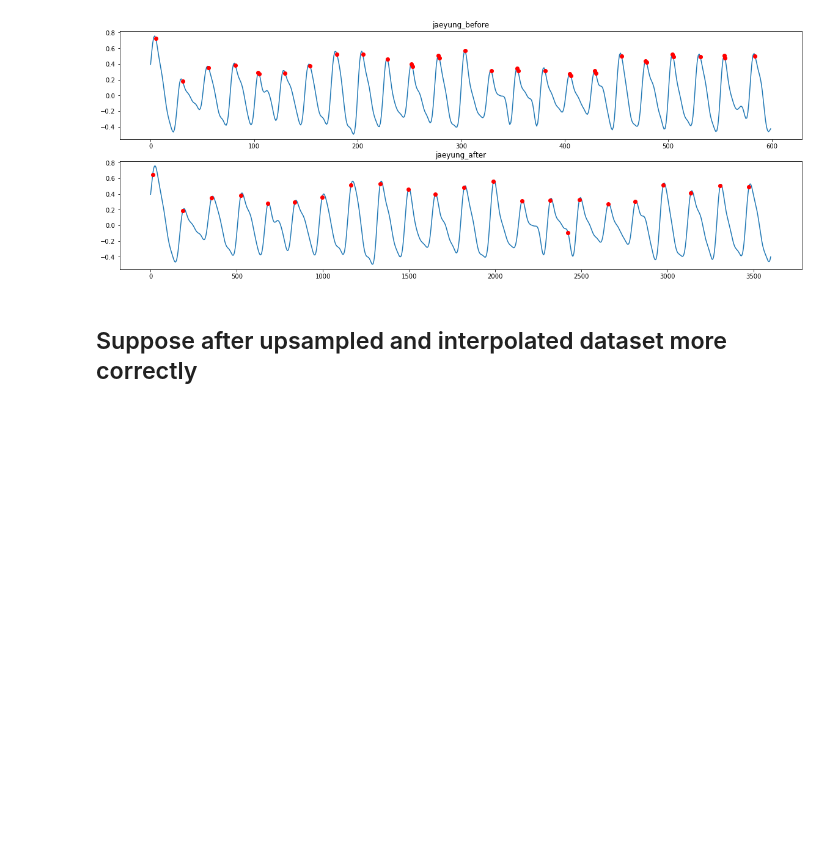
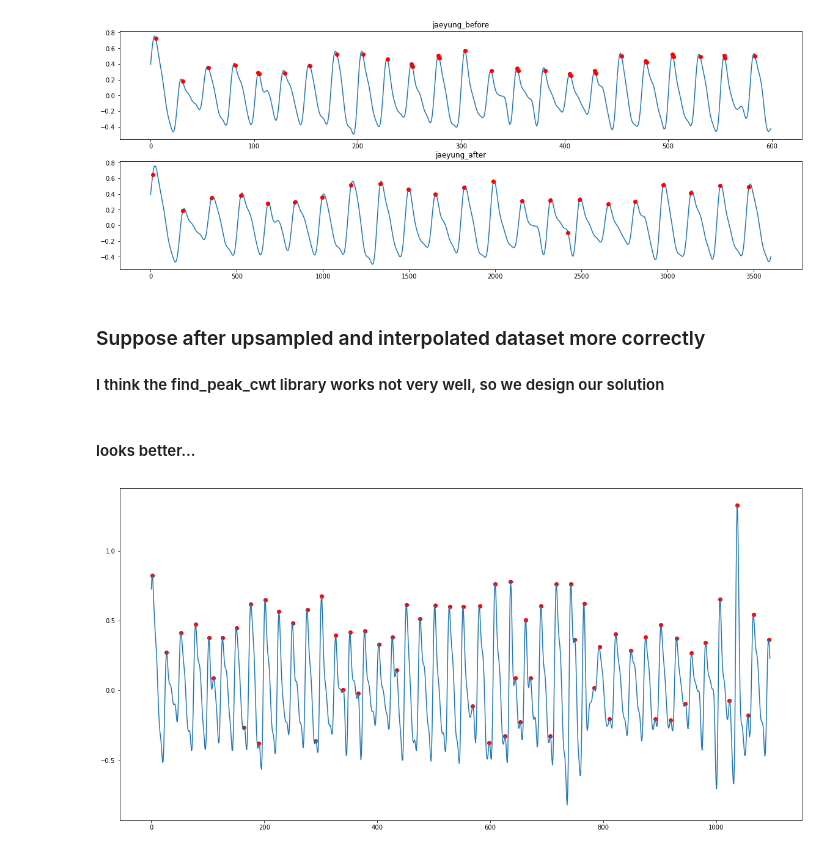
Before and after one commit to jaeyung1001/ML_MEDICAL, a Jupyter notebook: Assignment3/Assignment3.ipynb, the cells around one changed output. Saved outputs shown, nothing was run; the diff lists cells and outputs as text; code cells hidden in the pictures; blank space fills up the shorter version.

```diff
--- a/Assignment3/Assignment3.ipynb
+++ b/Assignment3/Assignment3.ipynb
@@ -179,4 +185,35 @@ lets_find_peak_20(input_dict, 600)
 # %% [output]
 [figure]
 # %% [markdown]
-## Suppose after upsampled and interpolated dataset more correctly
+### Suppose after upsampled and interpolated dataset more correctly
+#### I think the find_peak_cwt library works not very well, so we design our solution
+# %%
+peaks_x = []
+peaks_y = []
+window = []
+p = 0
+window_idx = 0
+sig = band["jaeyung_normal1.mp4"][104:]
+for point in sig:
+    rolling_mean = smooth["jaeyung_normal1.mp4"][p]
+    if point<rolling_mean and window == []:
+        p += 1
+    elif point>rolling_mean:
+        window.append(point)
+        p += 1
+        window_idx += 1
+    else:
+        peaks_x.append(p-len(window)+(window_idx-2))
+        peaks_y.append(max(window))
+        window = []
+        window_idx = 0
+        p += 1
+# %% [markdown]
+#### looks better...
+# %%
+plt.figure(figsize=(20,10))
+plt.plot(sig[:100])
+plt.scatter(peaks_x, peaks_y, color='red')
+plt.show()
+# %% [output]
+[figure, added]
```
Also changed, not shown: parts of 6 cells of this notebook.
